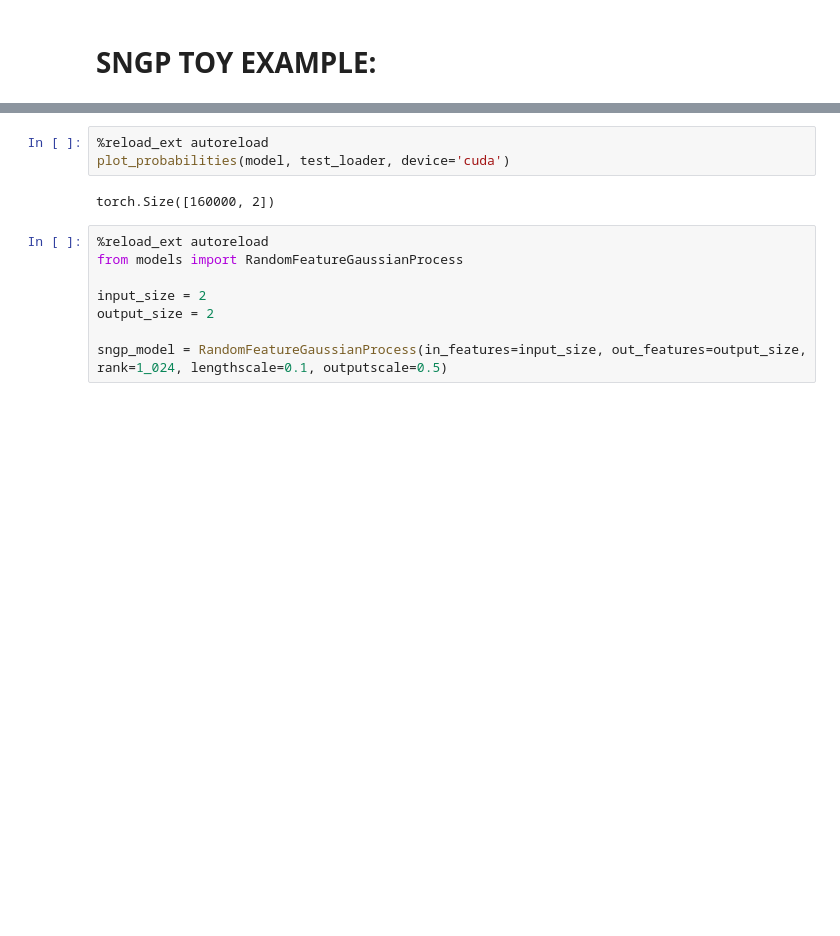
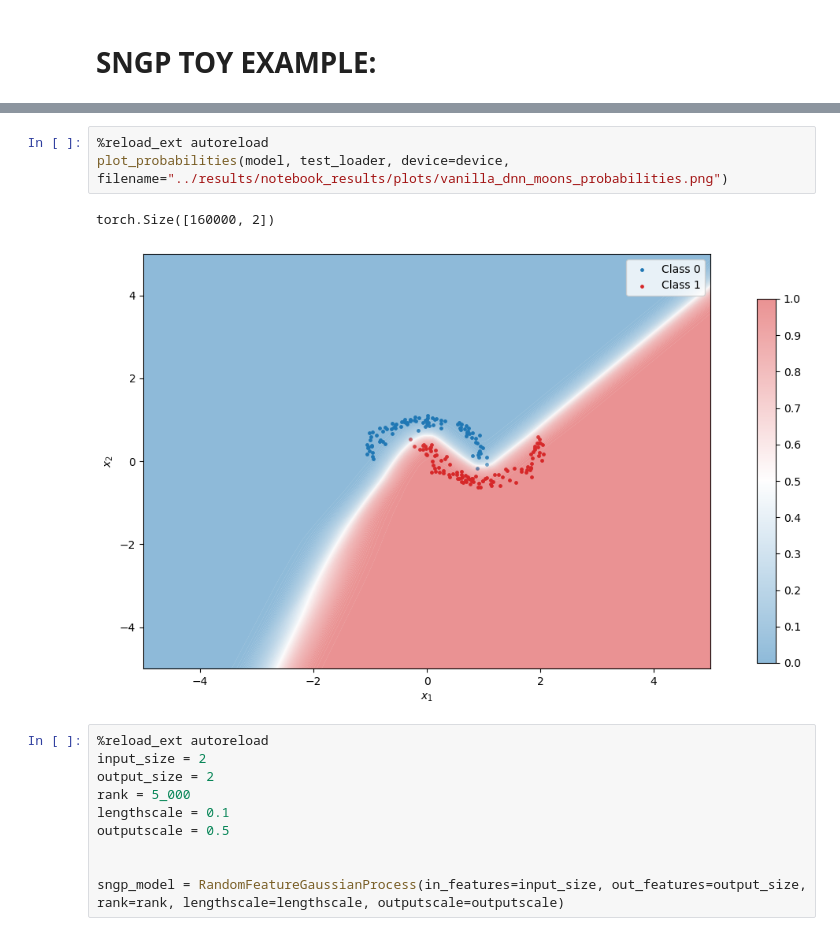
Before and after one commit to shanethomaswilliams/sngp-sandbox, a Jupyter notebook: notebooks/sngp-toy-comparison.ipynb, the cells around one changed output, grey strips where cells are left out. Drawn from its saved outputs; the diff is of its cells as text; blank space fills up the shorter version.

```diff
--- a/notebooks/sngp-toy-comparison.ipynb
+++ b/notebooks/sngp-toy-comparison.ipynb
@@ -34,14 +75,17 @@ Finished after epoch 100, best epoch=100
 # %%
 %reload_ext autoreload
-plot_probabilities(model, test_loader, device='cuda')
+plot_probabilities(model, test_loader, device=device, filename="../results/notebook_results/plots/vanilla_dnn_moons_probabilities.png")
 # %% [output]
 torch.Size([160000, 2])
+[figure, added]
 # %%
 %reload_ext autoreload
-from models import RandomFeatureGaussianProcess
-
 input_size = 2
 output_size = 2
+rank = 5_000
+lengthscale = 0.1
+outputscale = 0.5
 
-sngp_model = RandomFeatureGaussianProcess(in_features=input_size, out_features=output_size, rank=1_024, lengthscale=0.1, outputscale=0.5)
+
+sngp_model = RandomFeatureGaussianProcess(in_features=input_size, out_features=output_size, rank=rank, lengthscale=lengthscale, outputscale=outputscale)
 # %%
```
Also changed, not shown: parts of 9 cells of this notebook, 23 other files.
